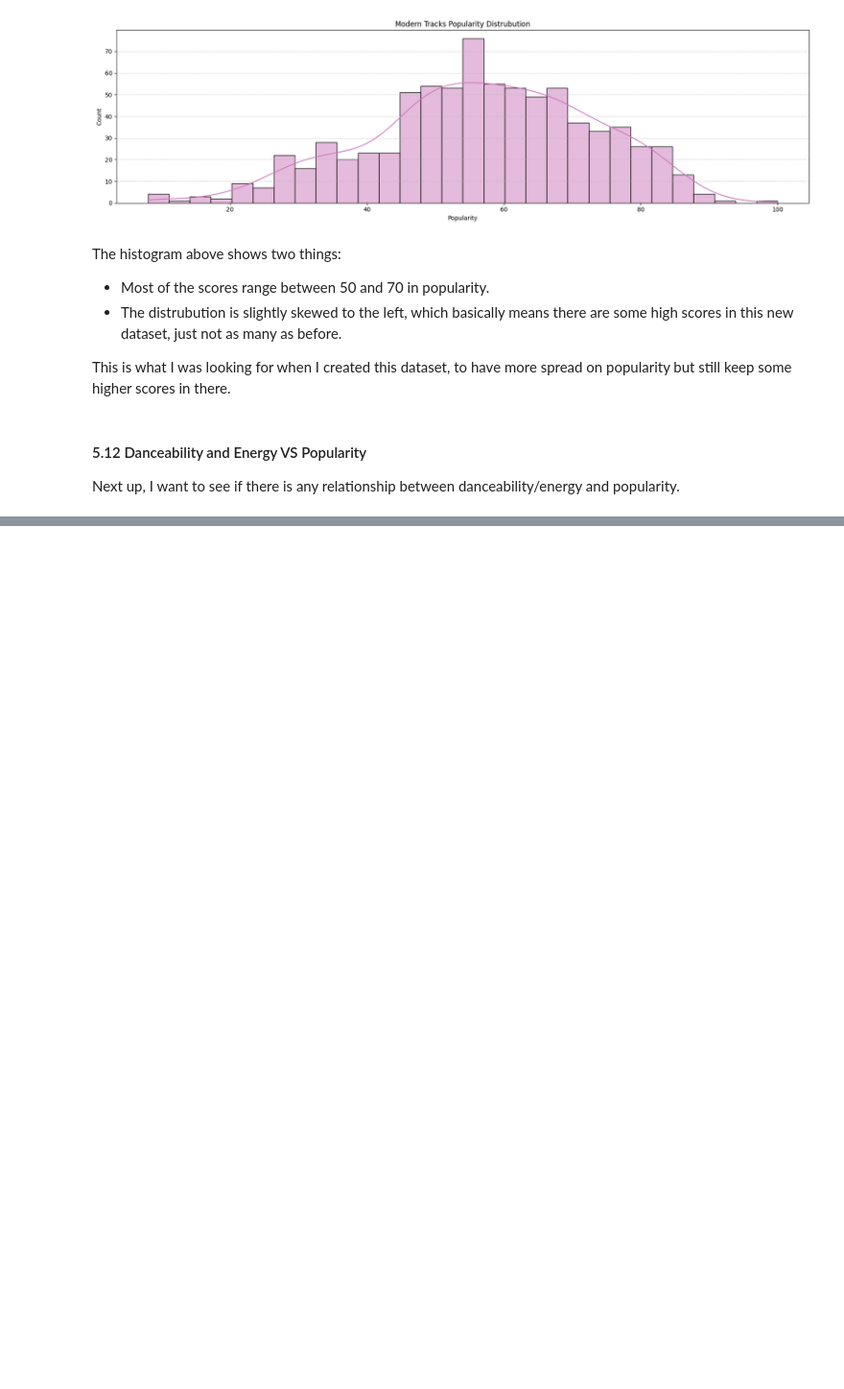
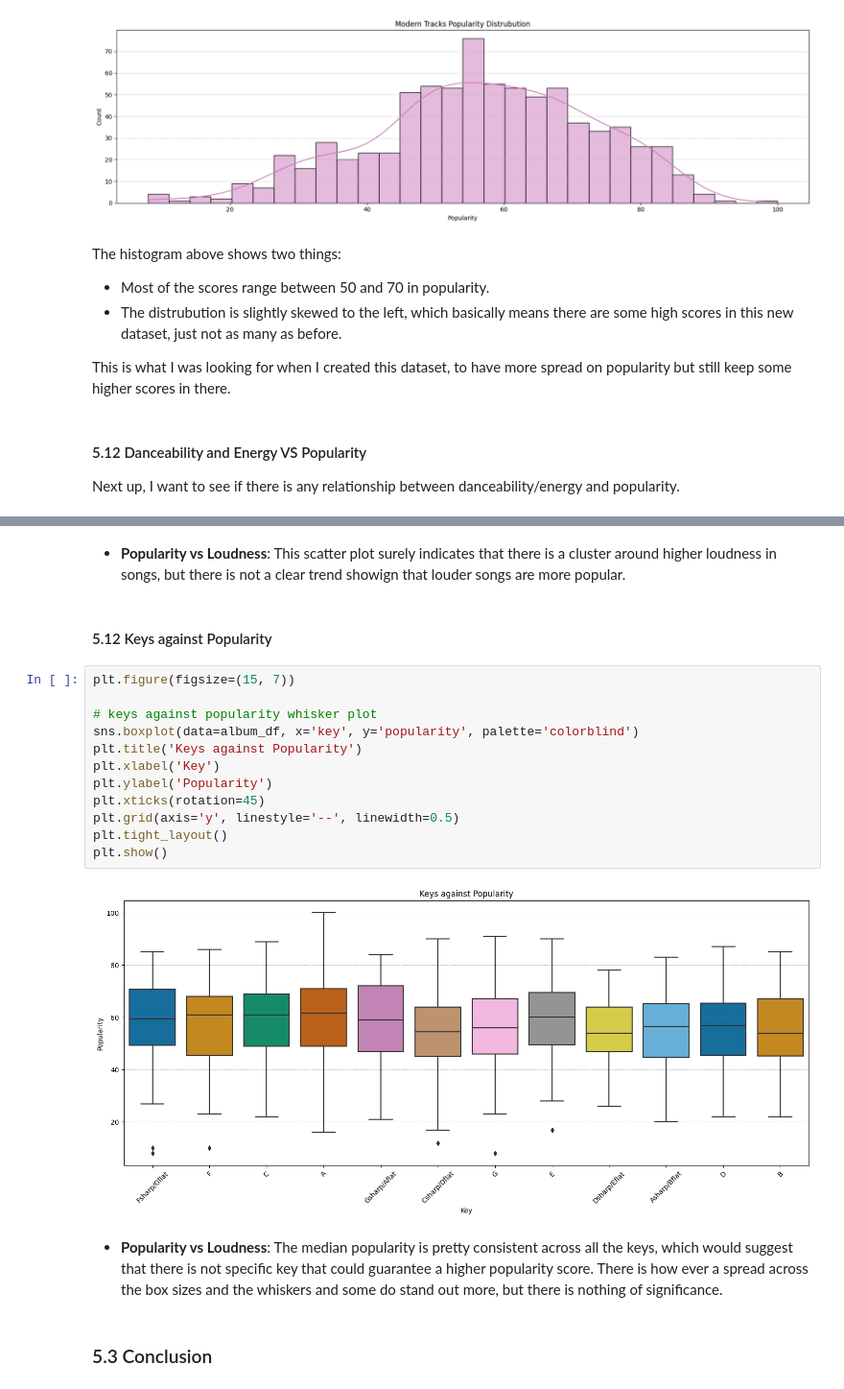
Before and after one commit to joelbit33/hit-songs-analysis, a Jupyter notebook: analysis/analysis.ipynb, the cells around one changed output, grey strips where cells are left out. Shown at 96% size. Drawn from its saved outputs; the diff is of its cells as text; blank space fills up the shorter version.

```diff
--- a/analysis/analysis.ipynb
+++ b/analysis/analysis.ipynb
@@ -464,0 +469,22 @@ plt.show()
+# %% [markdown]
+- **Popularity vs Loudness**: This scatter plot surely indicates that there is a cluster around higher loudness in songs, but there is not a clear trend showign that louder songs are more popular.
+# %% [markdown]
+#### 5.12 Keys against Popularity
+# %%
+plt.figure(figsize=(15, 7))
+
+# keys against popularity whisker plot
+sns.boxplot(data=album_df, x='key', y='popularity', palette='colorblind')
+plt.title('Keys against Popularity')
+plt.xlabel('Key')
+plt.ylabel('Popularity')
+plt.xticks(rotation=45)
+plt.grid(axis='y', linestyle='--', linewidth=0.5)
+plt.tight_layout()
+plt.show()
+# %% [output]
+[figure, added]
+# %% [markdown]
+- **Popularity vs Loudness**: The median popularity is pretty consistent across all the keys, which would suggest that there is not specific key that could guarantee a higher popularity score. There is how ever a spread across the box sizes and the whiskers and some do stand out more, but there is nothing of significance.
+# %% [markdown]
+### 5.3 Conclusion
```
Also changed, not shown: parts of 26 cells of this notebook, 1 other file.
